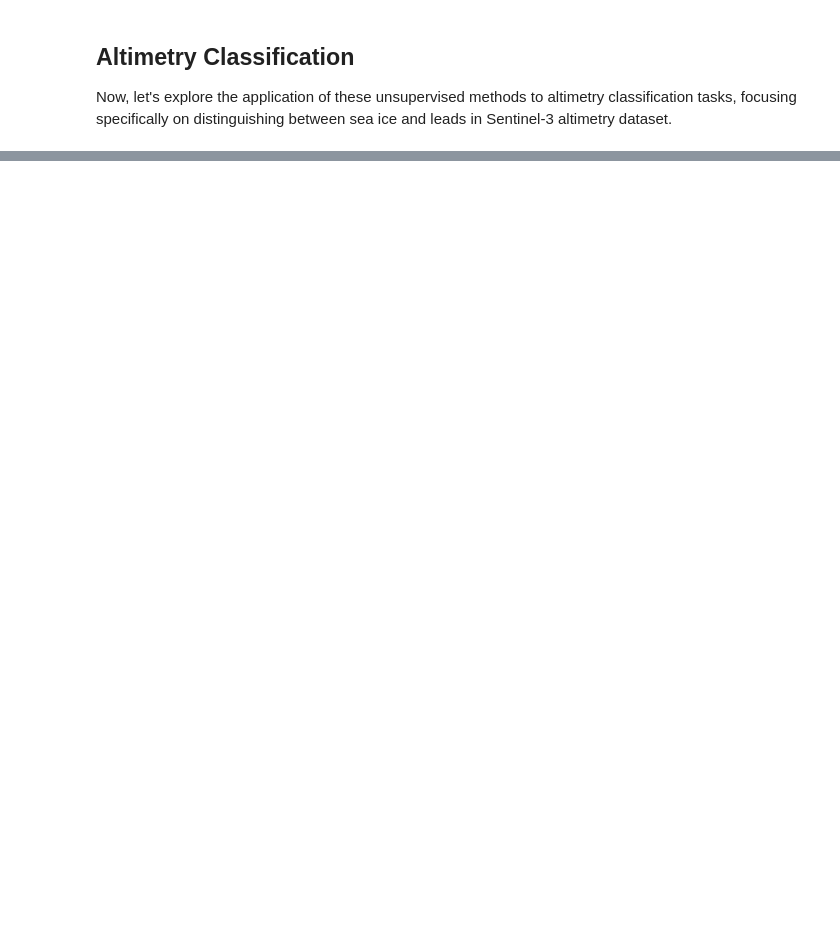
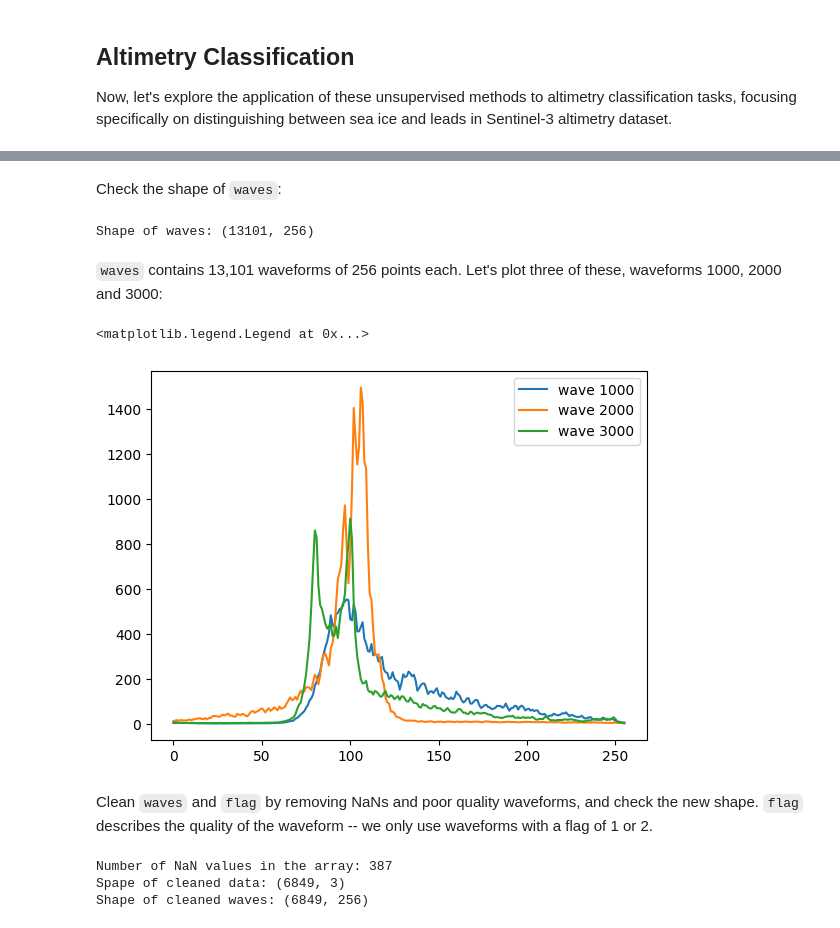
Before and after one commit to rhtweedie/ai4eo-week-4, a Jupyter notebook: classify_echoes.ipynb, the cells around one changed output, grey strips where cells are left out. Drawn from its saved outputs; the diff is of its cells as text; code cells hidden in the pictures; blank space fills up the shorter version.

Commit message:
Tidy notebook and align waveforms

```diff
--- a/classify_echoes.ipynb
+++ b/classify_echoes.ipynb
@@ -773,0 +286,31 @@ plt.show()
+# %% [markdown]
+Check the shape of `waves`:
+# %%
+print(f'Shape of waves: {waves.shape}')
+# %% [output]
+Shape of waves: (13101, 256)
+# %% [markdown]
+`waves` contains 13,101 waveforms of 256 points each. Let's plot three of these, waveforms 1000, 2000 and 3000:
+# %%
+plt.plot(waves[1000], label='wave 1000')
+plt.plot(waves[2000], label='wave 2000')
+plt.plot(waves[3000], label='wave 3000')
+plt.legend()
+# %% [output]
+<matplotlib.legend.Legend at 0x...>
+[figure, added]
+# %% [markdown]
+Clean `waves` and `flag` by removing NaNs and poor quality waveforms, and check the new shape. `flag` describes the quality of the waveform -- we only use waveforms with a flag of 1 or 2.
+# %%
+nan_count = np.isnan(data_normalized).sum()
+print(f"Number of NaN values in the array: {nan_count}")
+
+flag_cleaned = flag[~np.isnan(data_normalized).any(axis=1)]
+waves_cleaned = waves[~np.isnan(data_normalized).any(axis=1)][(flag_cleaned==1)|(flag_cleaned==2)]
+data_cleaned = data_normalized[~np.isnan(data_normalized).any(axis=1)][(flag_cleaned==1)|(flag_cleaned==2)]
+print(f'Spape of cleaned data: {data_cleaned.shape}')
+print(f'Shape of cleaned waves: {waves_cleaned.shape}')
+# %% [output]
+Number of NaN values in the array: 387
+Spape of cleaned data: (6849, 3)
+Shape of cleaned waves: (6849, 256)
```
Also changed, not shown: parts of 89 cells of this notebook, 1 other file.
